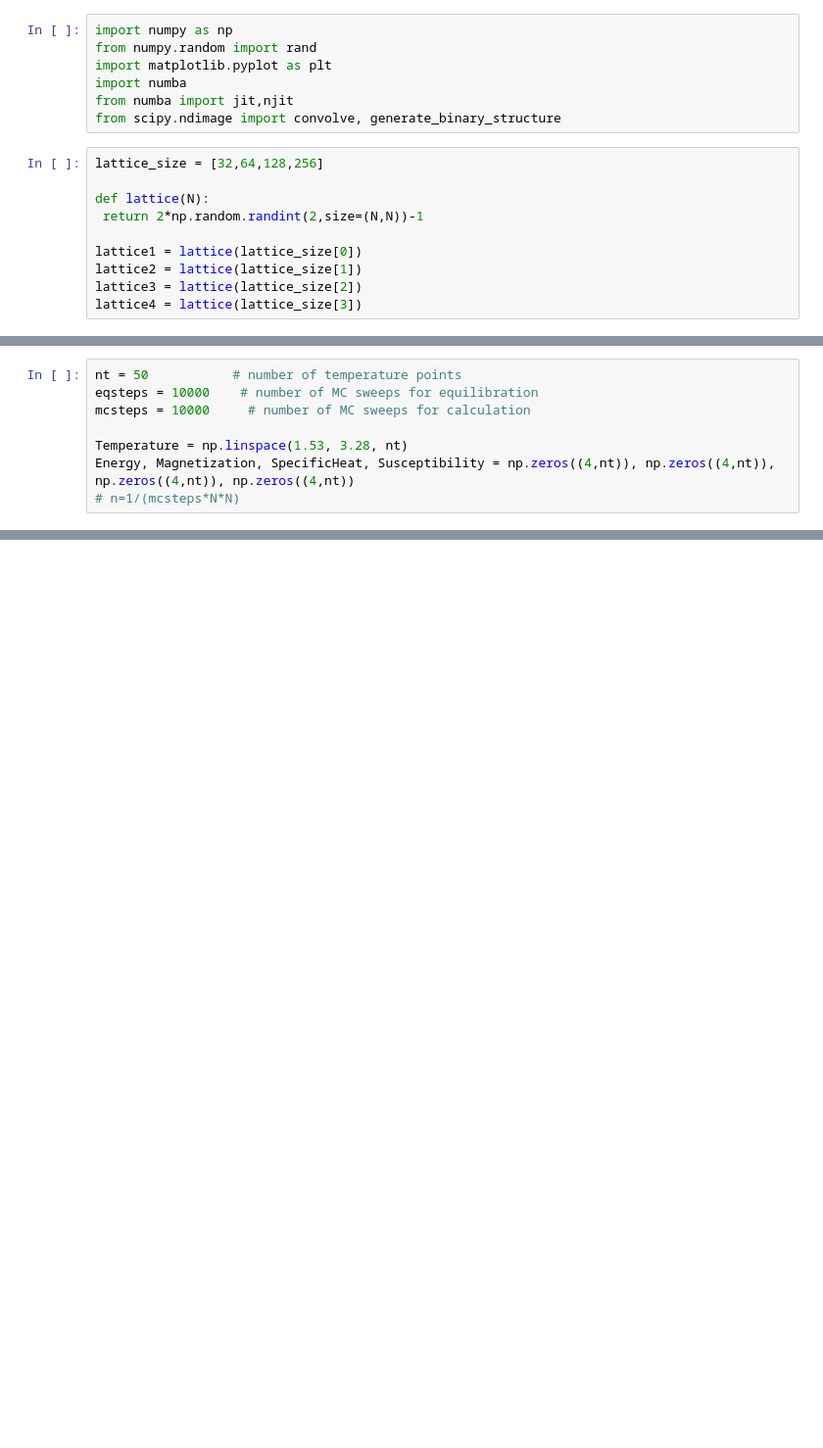
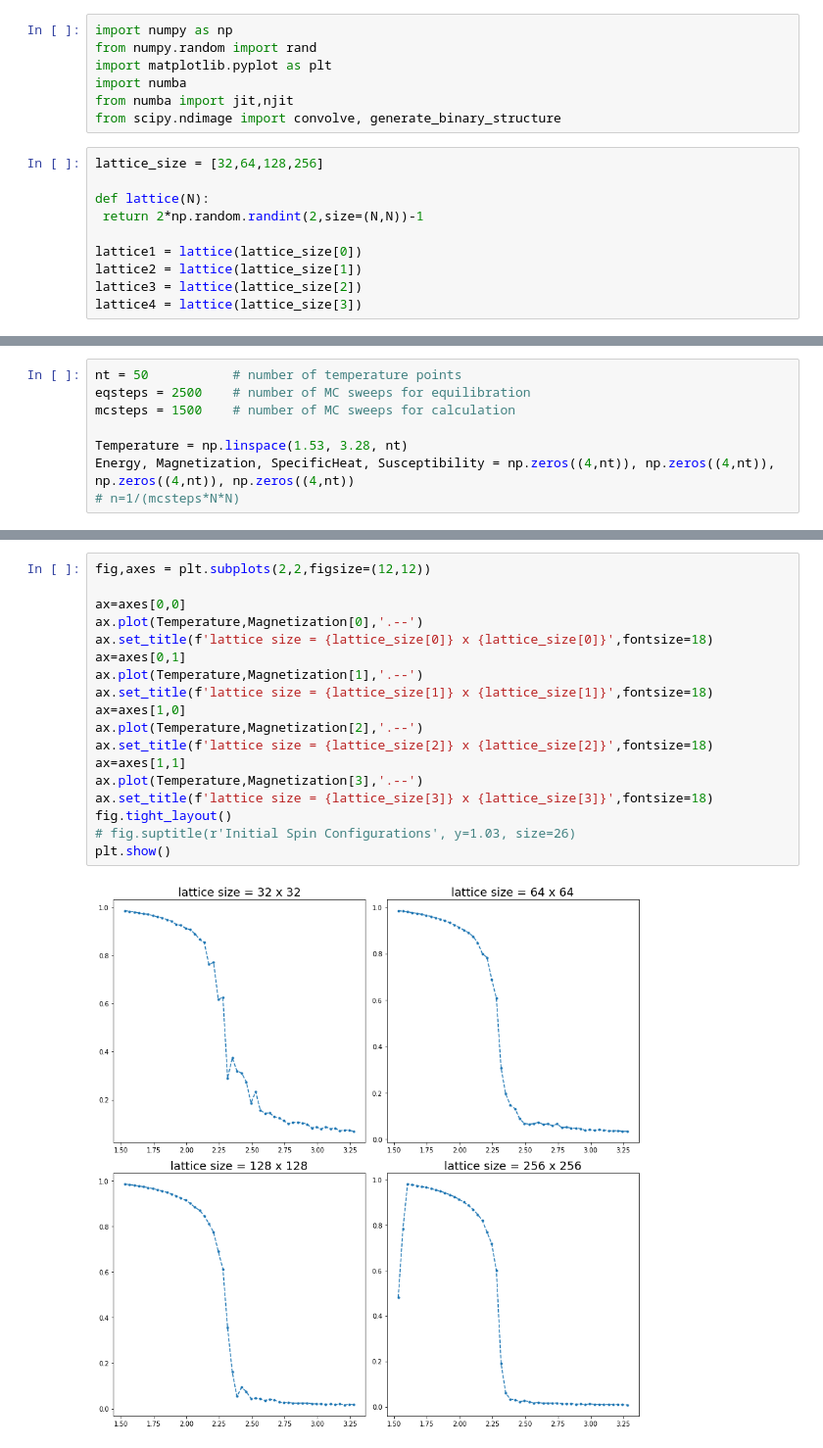
Before and after one commit to DUMUduwaka/Ising-Model, a Jupyter notebook: Ising_Model.ipynb, the cells around one changed output, grey strips where cells are left out. Shown at 98% size. Saved outputs shown, nothing was run; the diff lists cells and outputs as text; blank space fills up the shorter version.

```diff
--- a/Ising_Model.ipynb
+++ b/Ising_Model.ipynb
@@ -38,7 +38,7 @@ plt.show()
 # %%
 nt = 50           # number of temperature points
-eqsteps = 10000    # number of MC sweeps for equilibration
-mcsteps = 10000     # number of MC sweeps for calculation
+eqsteps = 2500    # number of MC sweeps for equilibration
+mcsteps = 1500    # number of MC sweeps for calculation
 
 Temperature = np.linspace(1.53, 3.28, nt)
 Energy, Magnetization, SpecificHeat, Susceptibility = np.zeros((4,nt)), np.zeros((4,nt)), np.zeros((4,nt)), np.zeros((4,nt))
@@ -121,3 +121,23 @@ plt.show()
+# %%
+fig,axes = plt.subplots(2,2,figsize=(12,12))
+
+ax=axes[0,0]
+ax.plot(Temperature,Magnetization[0],'.--')
+ax.set_title(f'lattice size = {lattice_size[0]} x {lattice_size[0]}',fontsize=18)
+ax=axes[0,1]
+ax.plot(Temperature,Magnetization[1],'.--')
+ax.set_title(f'lattice size = {lattice_size[1]} x {lattice_size[1]}',fontsize=18)
+ax=axes[1,0]
+ax.plot(Temperature,Magnetization[2],'.--')
+ax.set_title(f'lattice size = {lattice_size[2]} x {lattice_size[2]}',fontsize=18)
+ax=axes[1,1]
+ax.plot(Temperature,Magnetization[3],'.--')
+ax.set_title(f'lattice size = {lattice_size[3]} x {lattice_size[3]}',fontsize=18)
+fig.tight_layout()
+# fig.suptitle(r'Initial Spin Configurations', y=1.03, size=26)
+plt.show()
+# %% [output]
+[figure, added]
 # %%
 plt.figure(figsize=(10,6))
 plt.plot(Temperature,Energy[0],'.--',label =f'lattice size = {lattice_size[0]} x {lattice_size[0]}')
```
Also changed, not shown: parts of 8 cells of this notebook.
